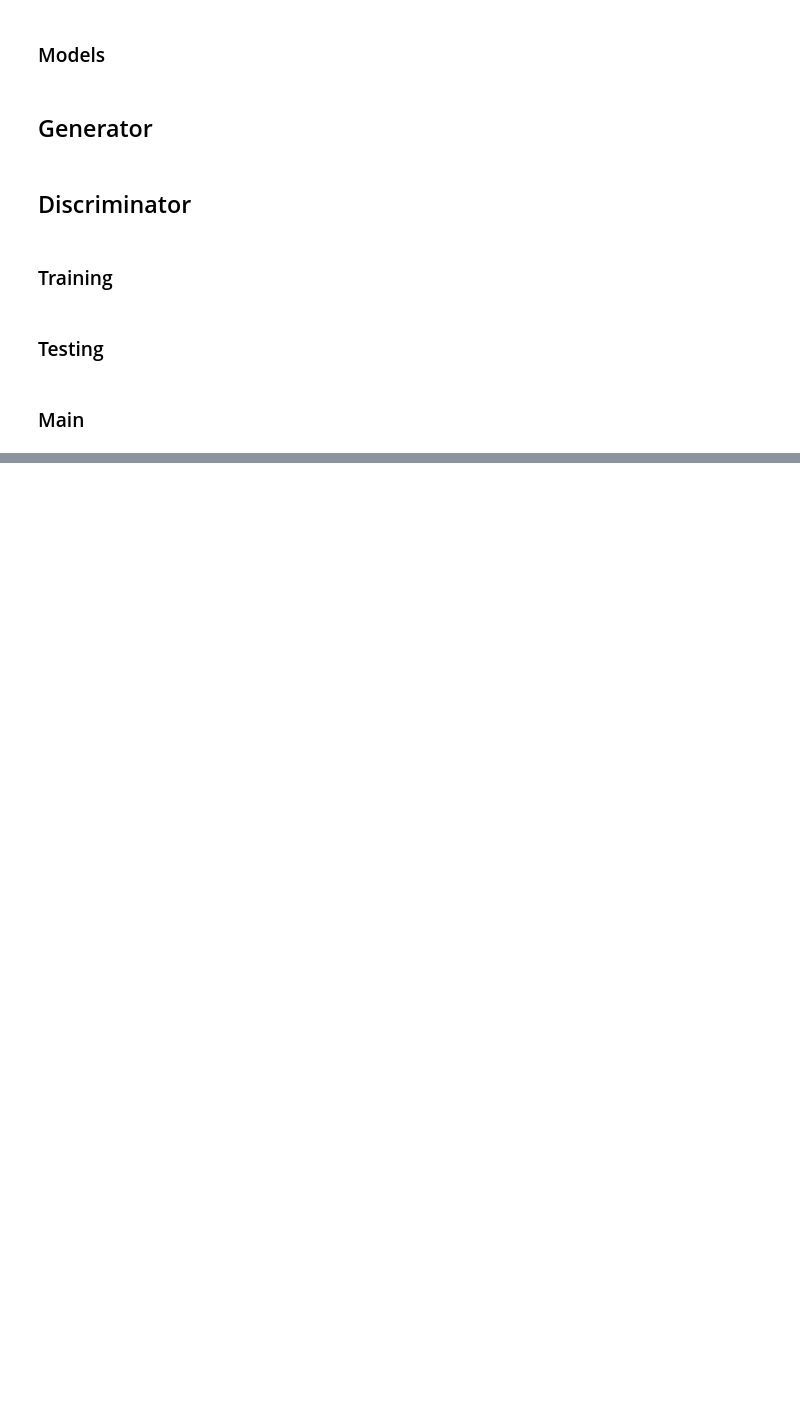
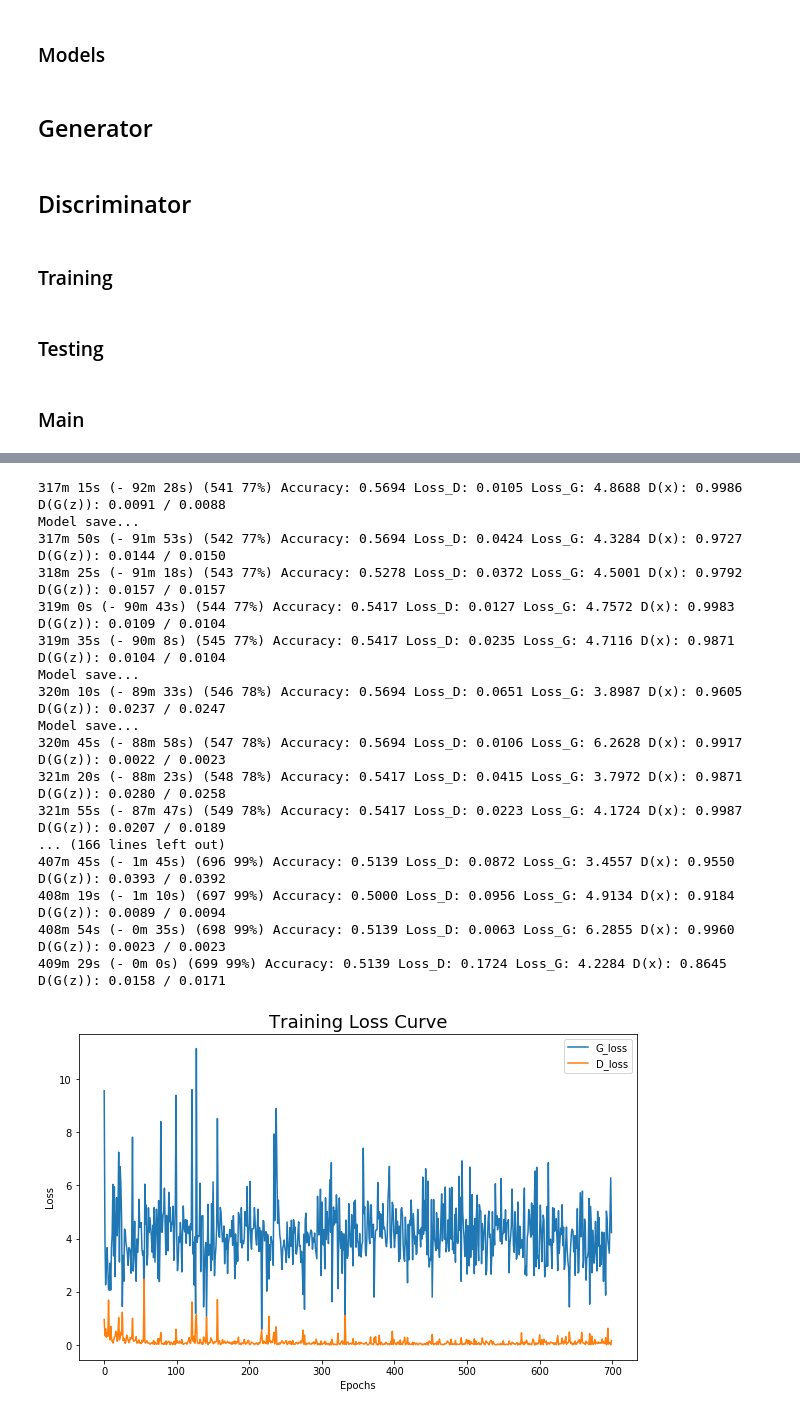
Before and after one commit to ienlie0513/NCTU_HW, a Jupyter notebook: Lab6/Lab6.ipynb, the cells around one changed output, grey strips where cells are left out. Cells and saved outputs as stored; diff of their text form; code cells hidden in the pictures; blank space fills up the shorter version.

```diff
--- a/Lab6/Lab6.ipynb
+++ b/Lab6/Lab6.ipynb
@@ -144,10 +146,14 @@ class Generator(nn.Module):
     def __init__(self, latent_size=100, ngf=64):
         super(Generator, self).__init__()
         self.ngf = ngf
+        self.conditional = nn.Sequential(
+            nn.Linear(24, 100),
+            nn.ReLU(True)
+        )
 
         self.main = nn.Sequential(
             # input is Z, going into a convolution
-            nn.ConvTranspose2d((latent_size+24), ngf * 8, 4, 1, 0, bias=False),
+            nn.ConvTranspose2d((latent_size+100), ngf * 8, 4, 1, 0, bias=False),
             nn.BatchNorm2d(ngf * 8),
             nn.ReLU(True),
             # state size. (ngf*8) x 4 x 4
@@ -169,6 +175,7 @@ class Generator(nn.Module):
         )
 
     def forward(self, input, condition):
+        condition = self.conditional(condition)
         input = torch.cat((input, condition.view(input.size(0), -1, 1, 1)), 1)
         return self.main(input)
 # %% [markdown]
@@ -178,7 +185,10 @@ class Discriminator(nn.Module):
     def __init__(self, ndf=64):
         super(Discriminator, self).__init__()
         self.ndf = ndf
-        self.linear = nn.Linear(24, ndf*ndf)
+        self.linear = nn.Sequential(
+            nn.Linear(24, ndf*ndf),
+            nn.ReLU(True)
+        )
 
         self.main = nn.Sequential(
             # input is 4 x 64 x 64
@@ -217,5 +226,5 @@ def learning_schedule(epoch):
 # %%
-def training(G, D, image_size, latent_size, learning_rate, batch_size, num_epochs):
+def training(G, D, image_size, latent_size, lr_G, lr_D, batch_size, num_epochs):
     start = time.time()
     real_label = 1
     fake_label = 0
@@ -230,13 +239,15 @@ def training(G, D, image_size, latent_size, learning_rate, batch_size, num_epoch
 
     # init criterion & optimizer
     criterion = nn.BCELoss()
-    optimizerD = optim.Adam(D.parameters(), lr=learning_rate, betas=(2e-4, 0.999))
-    optimizerG = optim.Adam(G.parameters(), lr=learning_rate, betas=(2e-4, 0.999))
+    optimizerG = optim.Adam(G.parameters(), lr=lr_G, betas=(2e-4, 0.999))
+    schedulerG = StepLR(optimizerG, step_size=130, gamma=0.5)
+    optimizerD = optim.Adam(D.parameters(), lr=lr_D, betas=(2e-4, 0.999))
+    schedulerD = StepLR(optimizerD, step_size=80, gamma=0.5)
+
+    # init fixed noise
+    fixed_noise = torch.randn(32, latent_size, 1, 1, device=device)
 
     for epoch in range(num_epochs):
-        # learning rate decay
-        optimizerG.param_groups[0]['lr'] = learning_schedule(epoch)[0]
-        optimizerD.param_groups[0]['lr'] = learning_schedule(epoch)[1]
 
         for idx, datas in enumerate(trainloader):
             b_size = datas[0].size(0)
@@ -281,7 +292,11 @@ def training(G, D, image_size, latent_size, learning_rate, batch_size, num_epoch
             # Update G
             optimizerG.step()
 
-        acc,_ = testing(G, D, latent_size, batch_size)
+        # lr schedule
+        schedulerG.step()
+        schedulerD.step()
+
+        acc,_ = testing(G, fixed_noise, latent_size, batch_size)
         if acc>0.5556 :
             print ("Model save...")
             torch.save(G, "./models/G_{:.4f}.ckpt".format(acc))
@@ -328,15 +343,19 @@ def testing(G, D, latent_size, batch_size):
 # %%
 image_size = 64
 latent_size = 100
-learning_rate = 0.0002
+lr_G = 0.0002
+lr_D = 0.0001
 batch_size = 128
 num_epochs = 700
 
+manualSeed = 87
+random.seed(manualSeed)
+torch.manual_seed(manualSeed)
 
 G = Generator(latent_size=100, ngf=64).to(device)
 G.apply(weights_init)
 D = Discriminator(ndf=64).to(device)
 D.apply(weights_init)
-G_losses, D_losses = training(G, D, image_size, latent_size, learning_rate, batch_size, num_epochs)
+G_losses, D_losses = training(G, D, image_size, latent_size, lr_G, lr_D, batch_size, num_epochs)
 show_result(G_losses, D_losses)
 # %% [output]
@@ -360 +379,19 @@ show_result(G_losses, D_losses)
+317m 15s (- 92m 28s) (541 77%) Accuracy: 0.5694 Loss_D: 0.0105 Loss_G: 4.8688 D(x): 0.9986 D(G(z)): 0.0091 / 0.0088
+Model save...
+317m 50s (- 91m 53s) (542 77%) Accuracy: 0.5694 Loss_D: 0.0424 Loss_G: 4.3284 D(x): 0.9727 D(G(z)): 0.0144 / 0.0150
+318m 25s (- 91m 18s) (543 77%) Accuracy: 0.5278 Loss_D: 0.0372 Loss_G: 4.5001 D(x): 0.9792 D(G(z)): 0.0157 / 0.0157
+319m 0s (- 90m 43s) (544 77%) Accuracy: 0.5417 Loss_D: 0.0127 Loss_G: 4.7572 D(x): 0.9983 D(G(z)): 0.0109 / 0.0104
+319m 35s (- 90m 8s) (545 77%) Accuracy: 0.5417 Loss_D: 0.0235 Loss_G: 4.7116 D(x): 0.9871 D(G(z)): 0.0104 / 0.0104
+Model save...
+320m 10s (- 89m 33s) (546 78%) Accuracy: 0.5694 Loss_D: 0.0651 Loss_G: 3.8987 D(x): 0.9605 D(G(z)): 0.0237 / 0.0247
+Model save...
+320m 45s (- 88m 58s) (547 78%) Accuracy: 0.5694 Loss_D: 0.0106 Loss_G: 6.2628 D(x): 0.9917 D(G(z)): 0.0022 / 0.0023
+321m 20s (- 88m 23s) (548 78%) Accuracy: 0.5417 Loss_D: 0.0415 Loss_G: 3.7972 D(x): 0.9871 D(G(z)): 0.0280 / 0.0258
+321m 55s (- 87m 47s) (549 78%) Accuracy: 0.5417 Loss_D: 0.0223 Loss_G: 4.1724 D(x): 0.9987 D(G(z)): 0.0207 / 0.0189
+... (166 lines left out)
+407m 45s (- 1m 45s) (696 99%) Accuracy: 0.5139 Loss_D: 0.0872 Loss_G: 3.4557 D(x): 0.9550 D(G(z)): 0.0393 / 0.0392
+408m 19s (- 1m 10s) (697 99%) Accuracy: 0.5000 Loss_D: 0.0956 Loss_G: 4.9134 D(x): 0.9184 D(G(z)): 0.0089 / 0.0094
+408m 54s (- 0m 35s) (698 99%) Accuracy: 0.5139 Loss_D: 0.0063 Loss_G: 6.2855 D(x): 0.9960 D(G(z)): 0.0023 / 0.0023
+409m 29s (- 0m 0s) (699 99%) Accuracy: 0.5139 Loss_D: 0.1724 Loss_G: 4.2284 D(x): 0.8645 D(G(z)): 0.0158 / 0.0171
+[figure, added]
 # %%
```
Also changed, not shown: parts of 5 cells of this notebook.
